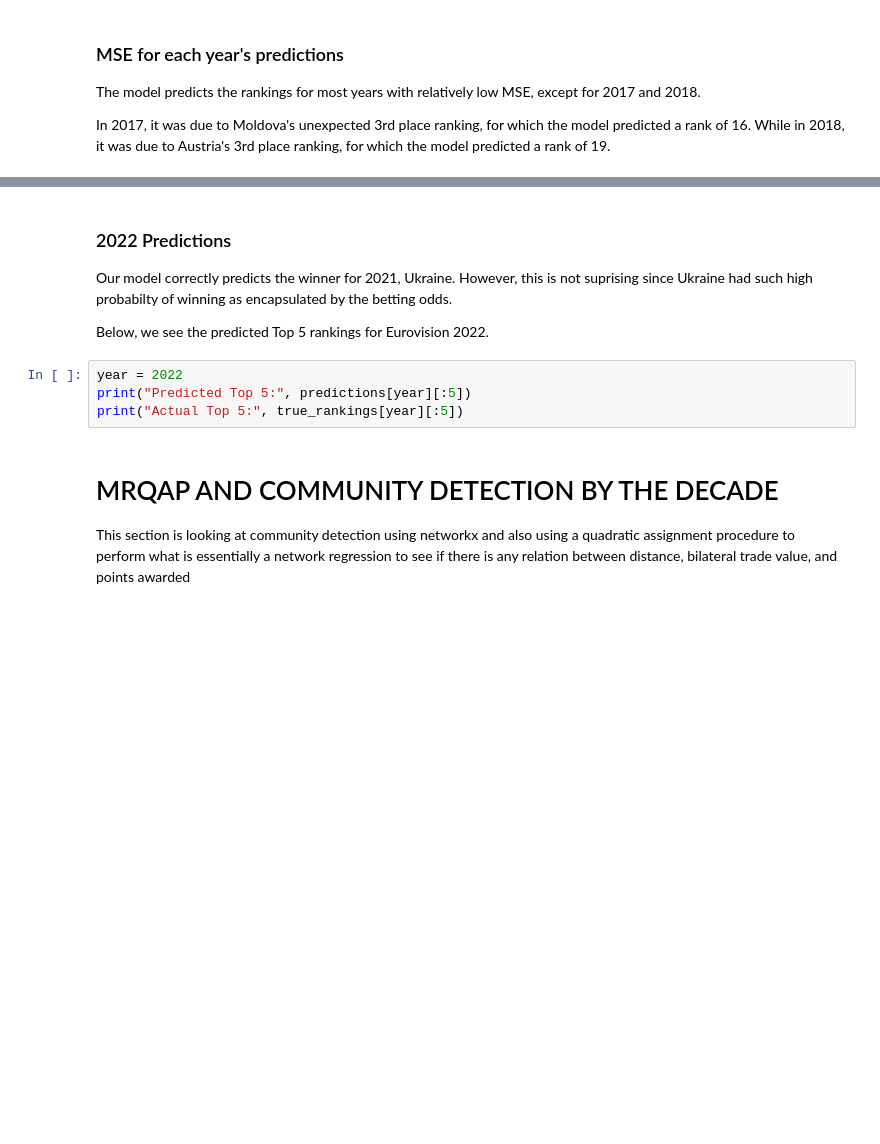
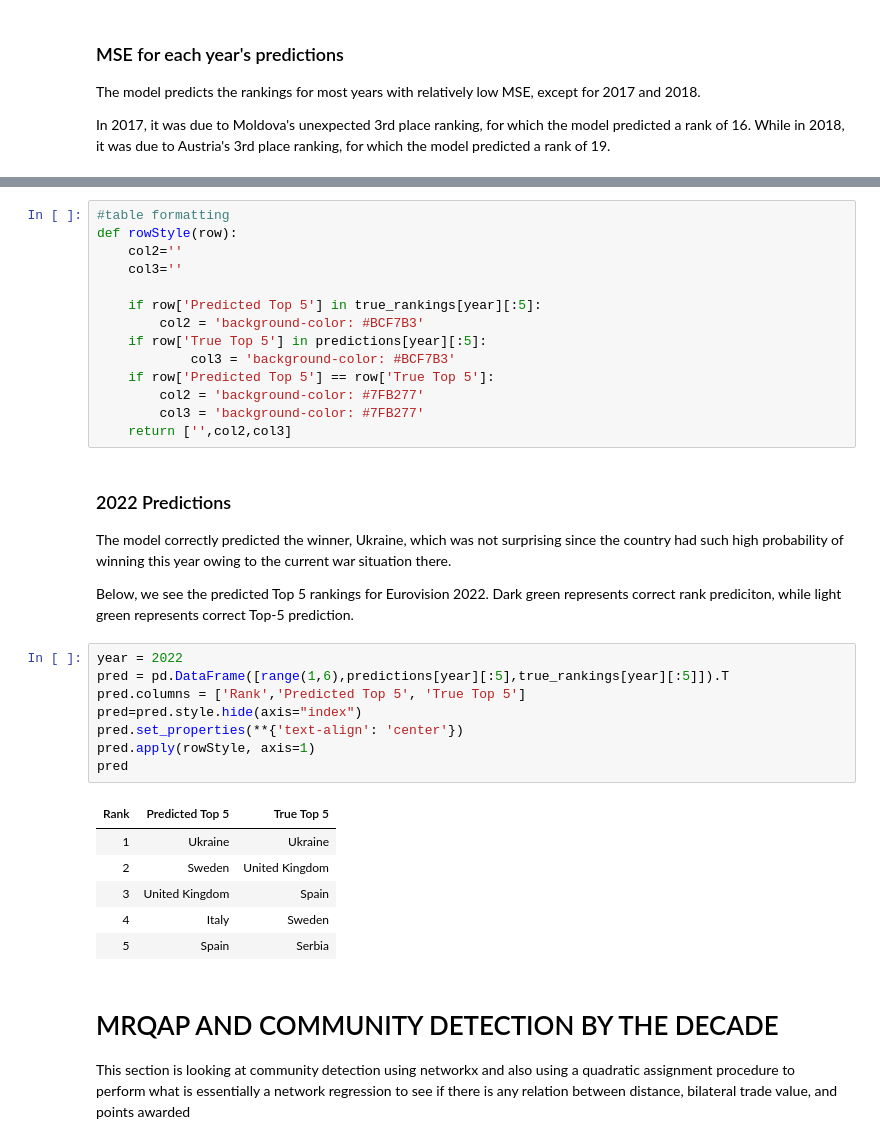
Before and after one commit to jackmheller/modernDataAnalytics, a Jupyter notebook: Neo4j_Python.ipynb, the cells around one changed output, grey strips where cells are left out. Cells and saved outputs as stored; diff of their text form; blank space fills up the shorter version.

```diff
--- a/Neo4j_Python.ipynb
+++ b/Neo4j_Python.ipynb
@@ -1240,13 +1267,39 @@ total_MSE,predictions = MSE_predict(urls_years,odds_dict,cross_validating=False)
+# %%
+#table formatting
+def rowStyle(row):
+    col2=''
+    col3=''
+
+    if row['Predicted Top 5'] in true_rankings[year][:5]:
+        col2 = 'background-color: #BCF7B3'
+    if row['True Top 5'] in predictions[year][:5]:
+            col3 = 'background-color: #BCF7B3'
+    if row['Predicted Top 5'] == row['True Top 5']:
+        col2 = 'background-color: #7FB277'
+        col3 = 'background-color: #7FB277'
+    return ['',col2,col3]
 # %% [markdown]
 ### 2022 Predictions
 
-Our model correctly predicts the winner for 2021, Ukraine. However, this is not suprising since Ukraine had such high probabilty of winning as encapsulated by the betting odds.
+The model correctly predicted the winner, Ukraine, which was not surprising since the country had such high probability of winning this year owing to the current war situation there.
 
 Below, we see the predicted Top 5 rankings for Eurovision 2022.
+Dark green represents correct rank prediciton, while light green represents correct Top-5 prediction.
-# %%
-year = 2022
-print("Predicted Top 5:", predictions[year][:5])
-print("Actual Top 5:", true_rankings[year][:5])
+# %%
+year = 2022
+pred = pd.DataFrame([range(1,6),predictions[year][:5],true_rankings[year][:5]]).T
+pred.columns = ['Rank','Predicted Top 5', 'True Top 5']
+pred=pred.style.hide(axis="index")
+pred.set_properties(**{'text-align': 'center'})
+pred.apply(rowStyle, axis=1)
+pred
+# %% [output]
+| Rank | Predicted Top 5 | True Top 5 |
+| 1 | Ukraine | Ukraine |
+| 2 | Sweden | United Kingdom |
+| 3 | United Kingdom | Spain |
+| 4 | Italy | Sweden |
+| 5 | Spain | Serbia |
 # %% [markdown]
 # MRQAP AND COMMUNITY DETECTION BY THE DECADE
 
```
Also changed, not shown: parts of 13 cells of this notebook.
